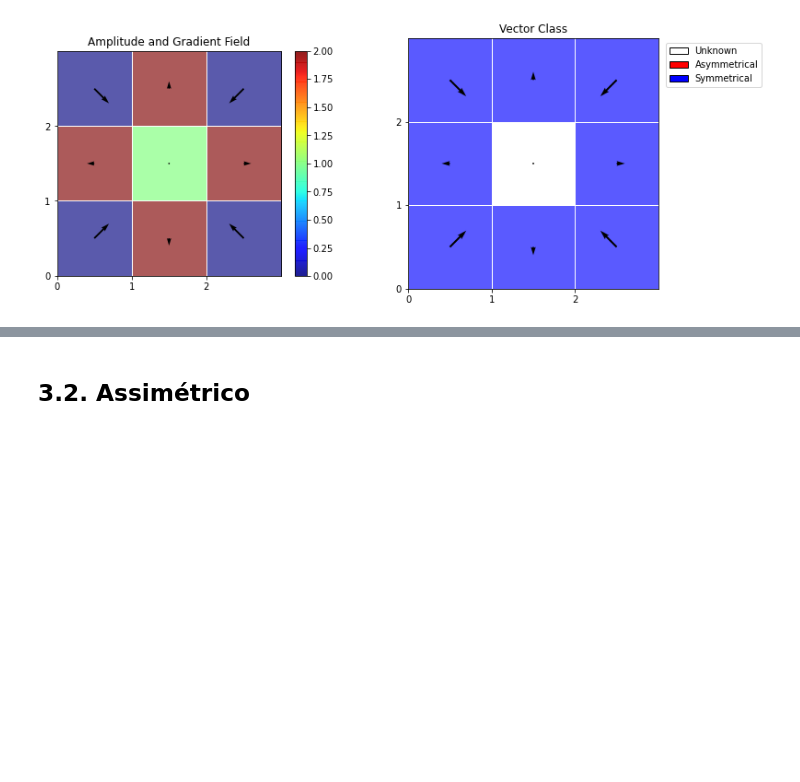
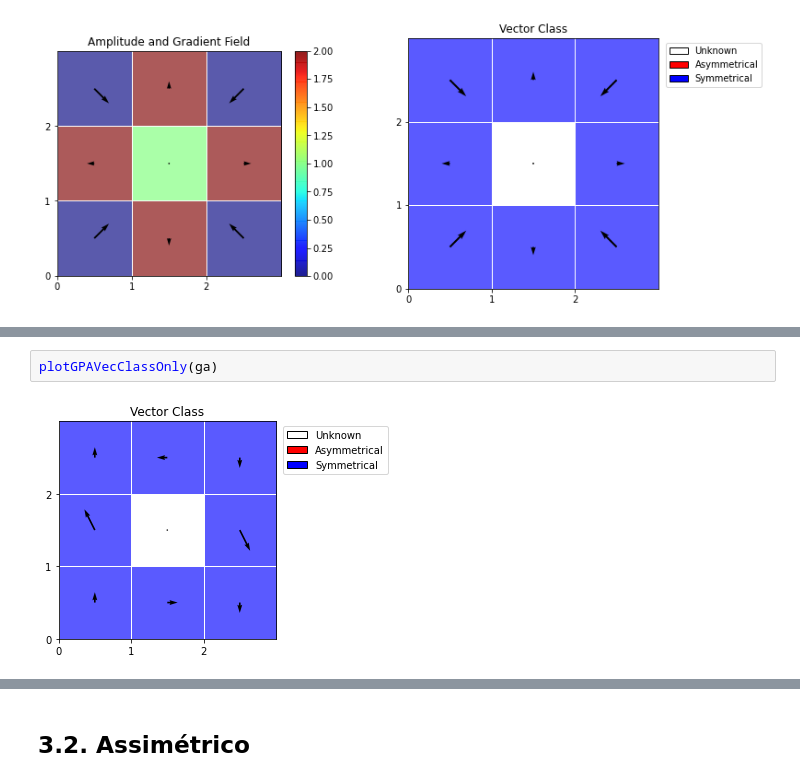
Before and after one commit to rsautter/GPA, a Jupyter notebook: Examples/FundamentalMatrix.ipynb, the cells around one changed output, grey strips where cells are left out. Cells and saved outputs as stored; diff of their text form; blank space fills up the shorter version.

```diff
--- a/Examples/FundamentalMatrix.ipynb
+++ b/Examples/FundamentalMatrix.ipynb
@@ -208 +239,5 @@ plotGPAVecClass(mat,ga)
+# %%
+plotGPAVecClassOnly(ga)
+# %% [output]
+[figure, added]
 # %%
```
Also changed, not shown: parts of 17 cells of this notebook, 8 other files.
